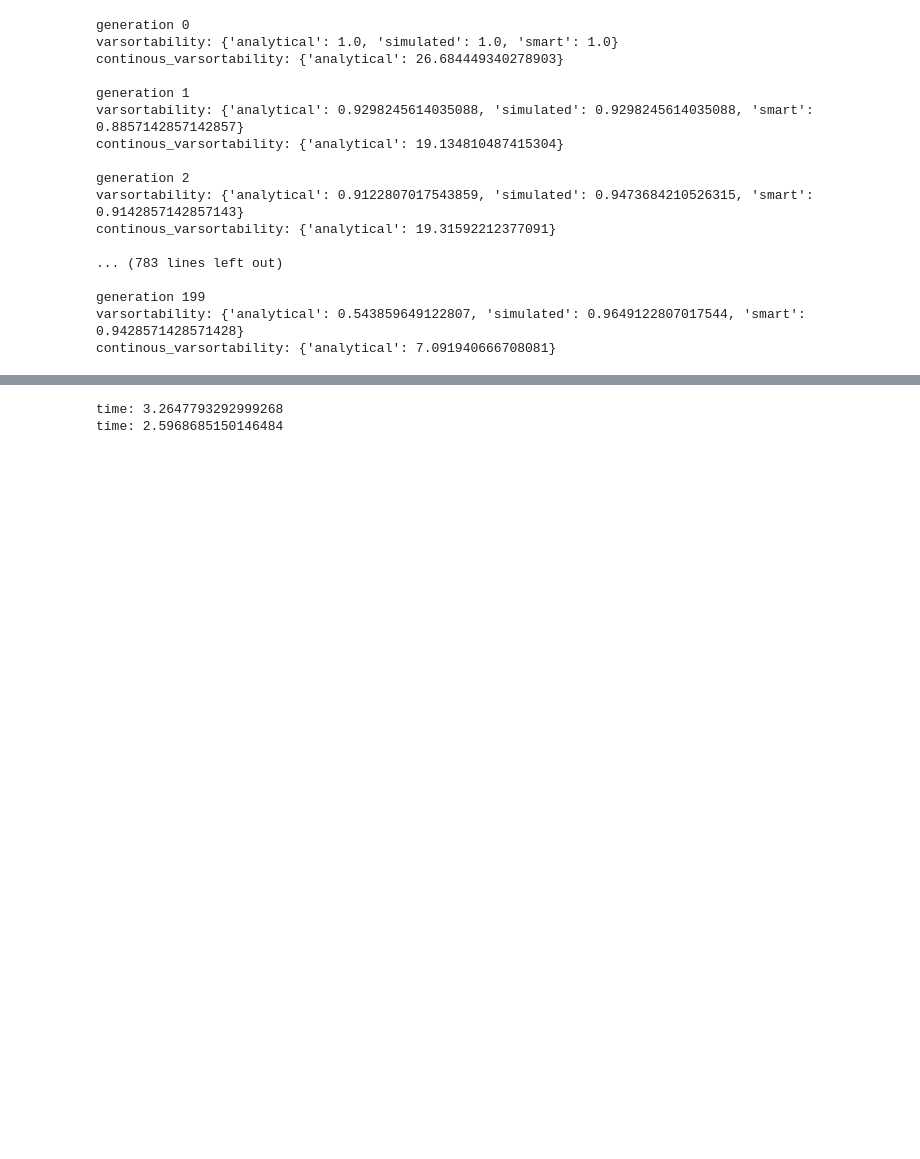
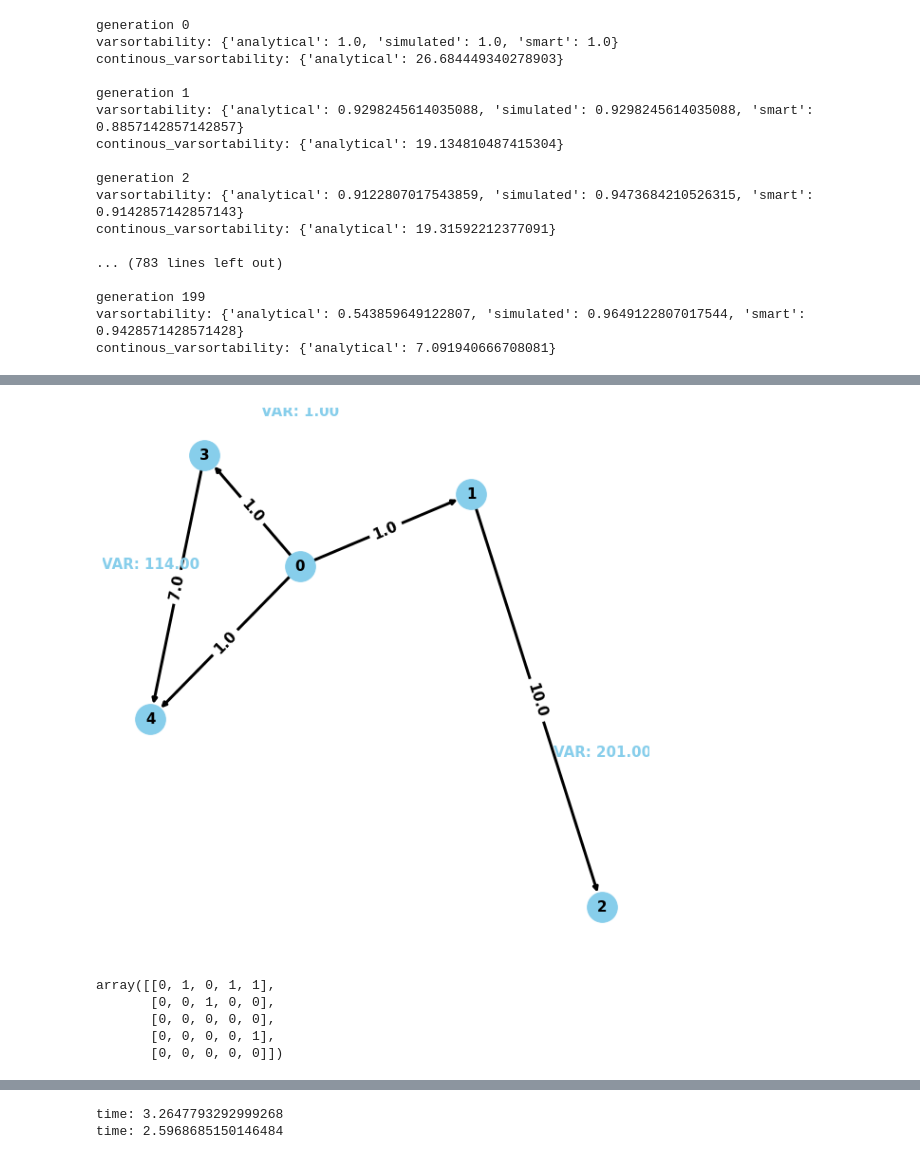
Before and after one commit to JakobSchauser/PUK_softwoods, a Jupyter notebook: Code/dag.ipynb, the cells around one changed output, grey strips where cells are left out. Drawn from its saved outputs; the diff is of its cells as text; code cells hidden in the pictures; blank space fills up the shorter version.

```diff
--- a/Code/dag.ipynb
+++ b/Code/dag.ipynb
@@ -120,0 +138,16 @@ array([   1,   37,  105,  203, 1201,  416])
+# %%
+dag = DAG(n = 5, roots = 1, strength = 15, precalculate_paths = False, integer = True)
+
+mat = dag.adjacency_matrix.copy()
+# %%
+dag.plot()
+# %% [output]
+[figure, added]
+# %%
+np.linalg.matrix_power(mat, 1)
+# %% [output]
+array([[0, 1, 0, 1, 1],
+       [0, 0, 1, 0, 0],
+       [0, 0, 0, 0, 0],
+       [0, 0, 0, 0, 1],
+       [0, 0, 0, 0, 0]])
```
Also changed, not shown: parts of 6 cells of this notebook, 1 other file.
